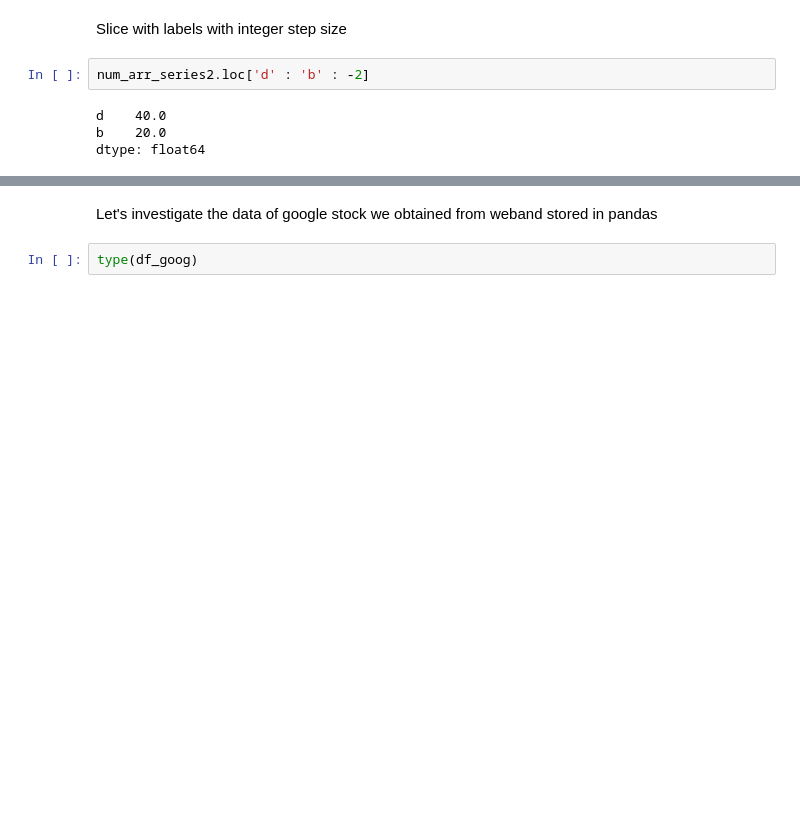
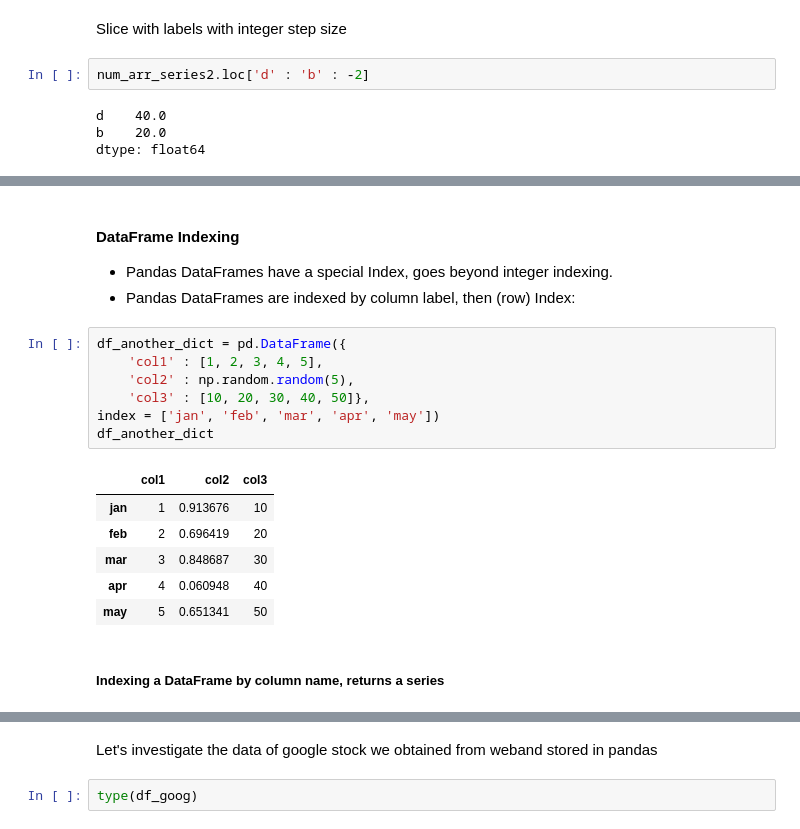
Before and after one commit to mandliya/ml, a Jupyter notebook: data_wrangling/pandas/pandas_handson.ipynb, the cells around one changed output, grey strips where cells are left out. Drawn from its saved outputs; the diff is of its cells as text; blank space fills up the shorter version.

```diff
--- a/data_wrangling/pandas/pandas_handson.ipynb
+++ b/data_wrangling/pandas/pandas_handson.ipynb
@@ -260,0 +420,20 @@ dtype: float64
+# %% [markdown]
+#### DataFrame Indexing
+- Pandas DataFrames have a special Index, goes beyond integer indexing.
+- Pandas DataFrames are indexed by column label, then (row) Index:
+# %%
+df_another_dict = pd.DataFrame({
+    'col1' : [1, 2, 3, 4, 5],
+    'col2' : np.random.random(5),
+    'col3' : [10, 20, 30, 40, 50]},
+index = ['jan', 'feb', 'mar', 'apr', 'may'])
+df_another_dict
+# %% [output]
+|  | col1 | col2 | col3 |
+| jan | 1 | 0.913676 | 10 |
+| feb | 2 | 0.696419 | 20 |
+| mar | 3 | 0.848687 | 30 |
+| apr | 4 | 0.060948 | 40 |
+| may | 5 | 0.651341 | 50 |
+# %% [markdown]
+##### Indexing a DataFrame by column name, returns a series
```
Also changed, not shown: parts of 77 cells of this notebook, 2 other files.
